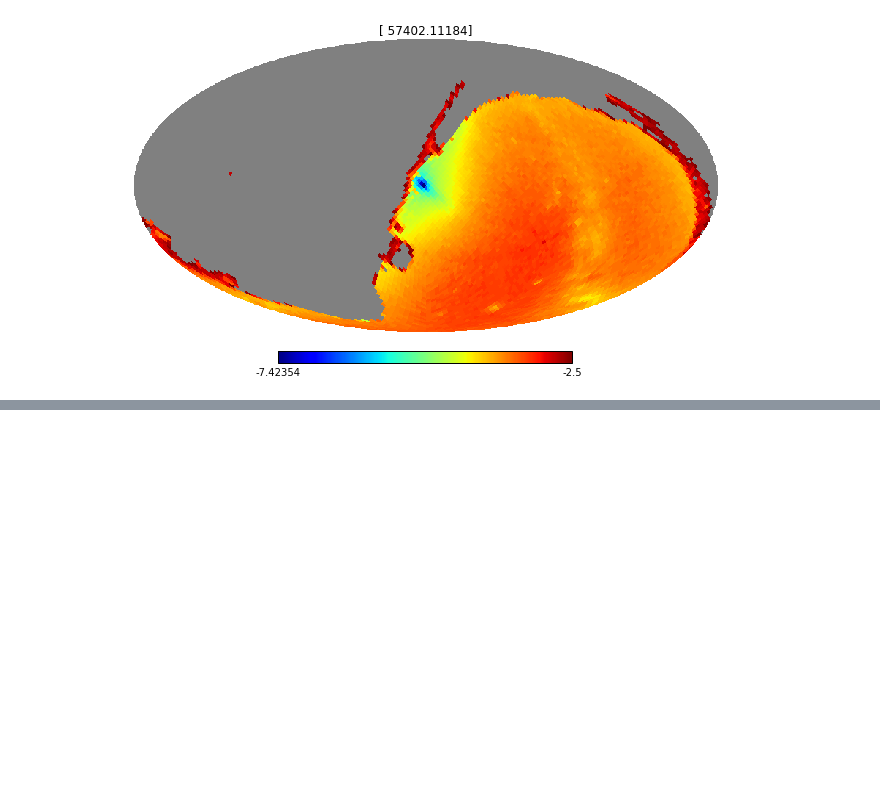
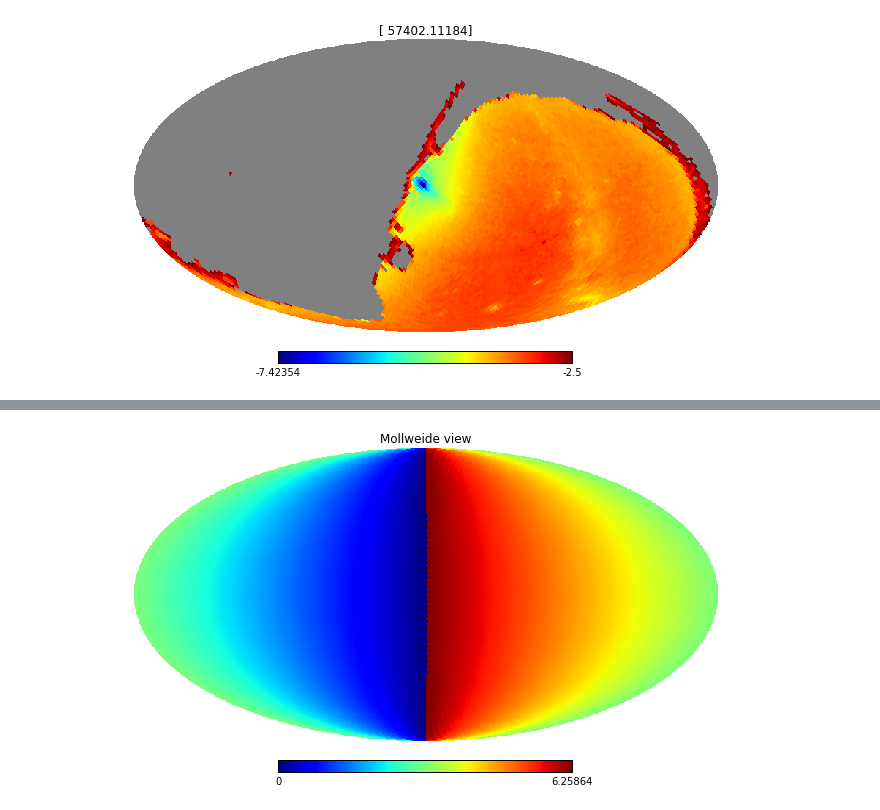
Before and after one commit to yoachim/ScratchStuff, a Jupyter notebook: allSkyCoords/coordChecking.ipynb, the cells around one changed output, grey strips where cells are left out. Drawn from its saved outputs; the diff is of its cells as text; code cells hidden in the pictures; blank space fills up the shorter version.

```diff
--- a/allSkyCoords/coordChecking.ipynb
+++ b/allSkyCoords/coordChecking.ipynb
@@ -34,2 +36,6 @@ hp.mollview(mags[:,2], title=str(umjd[f2]))
 [figure]
 [figure]
+# %%
+hp.mollview(ra)
+# %% [output]
+[figure, added]
```
Also changed, not shown: parts of 1 cell of this notebook, 1 other file.
